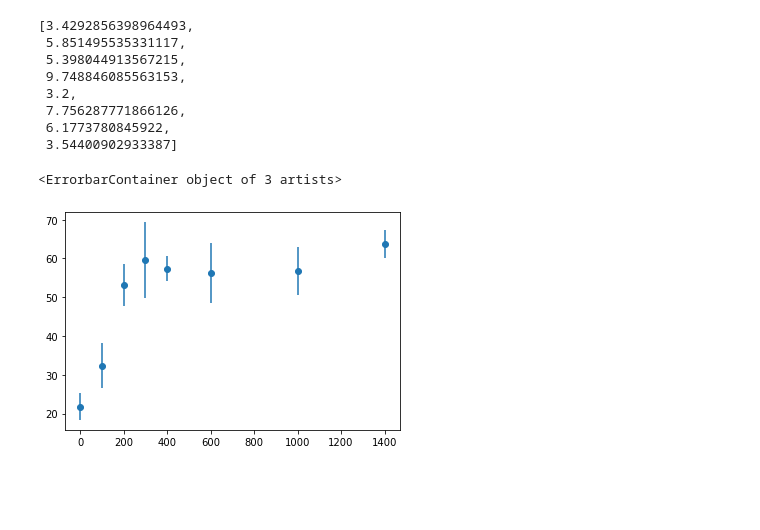
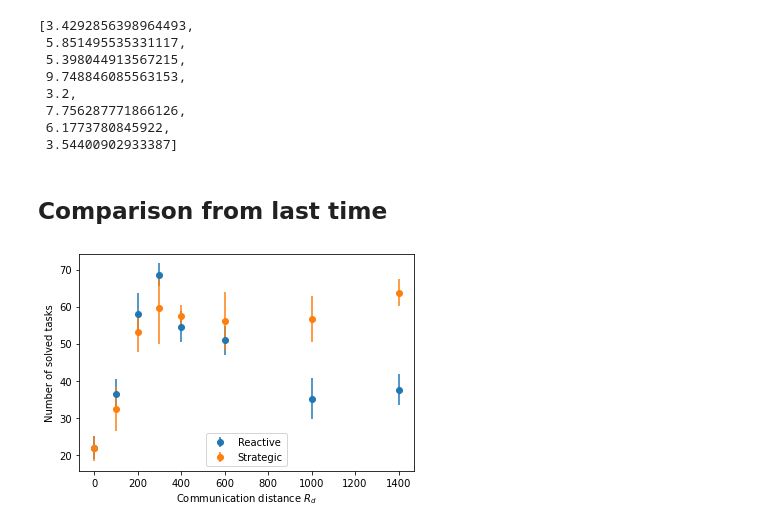
Before and after one commit to gregwinther/mas, a Jupyter notebook: task_search/Plots2.ipynb, the cells around one changed output. Saved outputs shown, nothing was run; the diff lists cells and outputs as text; code cells hidden in the pictures; blank space fills up the shorter version.

Commit message:
Add comparison figure.

```diff
--- a/task_search/Plots2.ipynb
+++ b/task_search/Plots2.ipynb
@@ -74,8 +74,5 @@ stds
  7.756287771866126,
  6.1773780845922,
  3.54400902933387]
-# %%
-plt.errorbar(sorted(Rd), means, yerr=stds, fmt="o", )
-# %% [output]
-<ErrorbarContainer object of 3 artists>
-[figure, removed]
+# %% [markdown]
+## Comparison from last time
@@ -81,0 +104,46 @@ plt.errorbar(sorted(Rd), means, yerr=stds, fmt="o", )
+# %%
+auc_means = []
+auc_stds = []
+
+for Rd_ in sorted(Rd_auc):
+    some_data = auc_data[Rd_]
+    n = len(some_data)
+    numpy_data_array = np.zeros((n, len(some_data[0][:,0])))
+    for i in range(n):
+        numpy_data_array[i, :] += some_data[i][:,1]
+    auc_means.append(np.mean(numpy_data_array[:, -1]))
+    auc_stds.append(np.std(numpy_data_array[:, -1]))
+
+reg_means = []
+reg_stds = []
+
+for Rd_ in sorted(Rd_reg):
+    some_data = reg_data[Rd_]
+    n = len(some_data)
+    numpy_data_array = np.zeros((n, len(some_data[0][:,0])))
+    for i in range(n):
+        numpy_data_array[i, :] += some_data[i][:,1]
+    reg_means.append(np.mean(numpy_data_array[:, -1]))
+    reg_stds.append(np.std(numpy_data_array[:, -1]))
+# %%
+plt.errorbar(
+    sorted(Rd_reg),
+    reg_means,
+    yerr=reg_stds,
+    fmt="o",
+    label="Reactive",
+)
+plt.errorbar(
+    sorted(Rd_auc),
+    auc_means,
+    yerr=auc_stds,
+    fmt="o",
+    label="Strategic",
+)
+plt.legend(loc="lower center")
+plt.xlabel("Communication distance $R_d$")
+plt.ylabel("Number of solved tasks")
+plt.savefig("perf_compare.png", dpi=200)
+plt.show()
+# %% [output]
+[figure, added]
```
Also changed, not shown: parts of 2 cells of this notebook, 1 other file.
